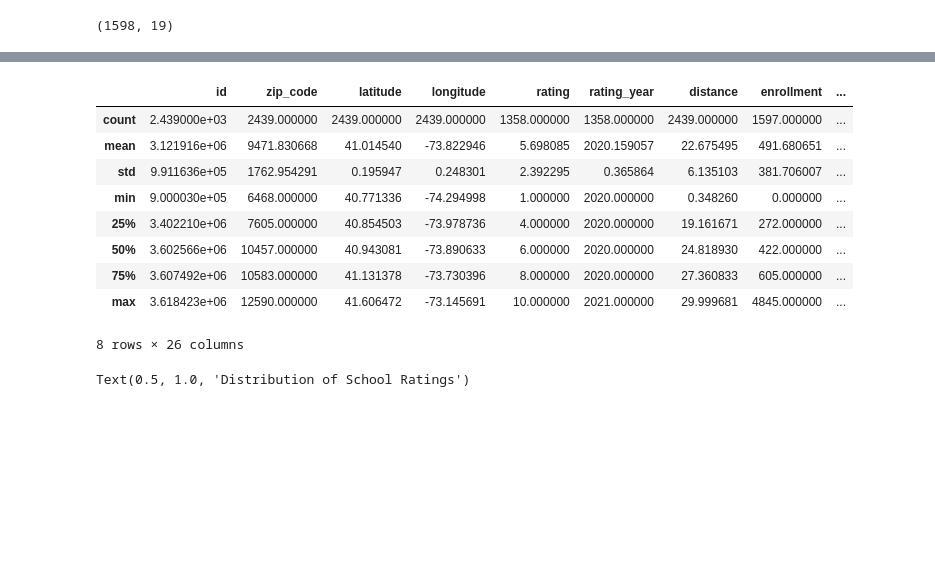
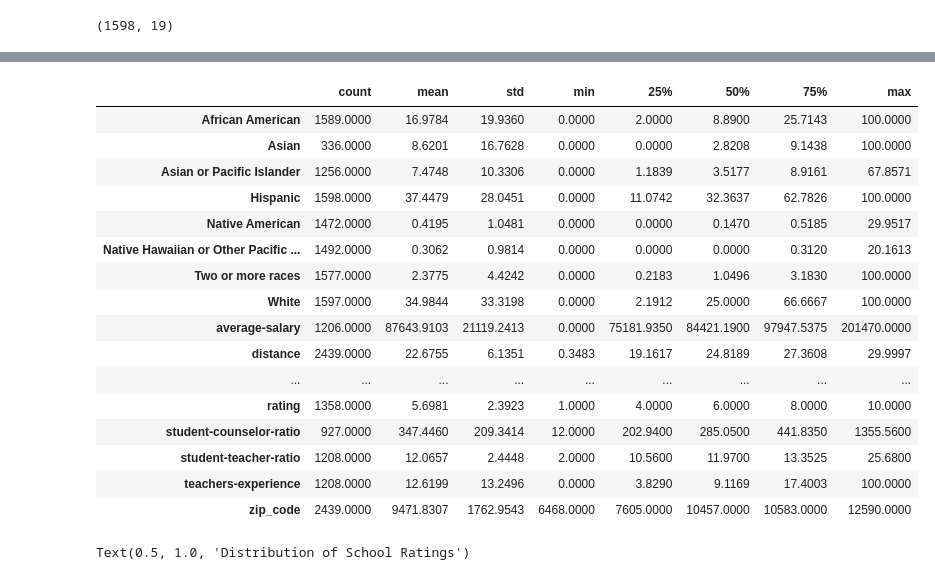
Before and after one commit to LittleBiggler/GreatSchools, a Jupyter notebook: GreatSchools-2025.ipynb, the cells around one changed output, grey strips where cells are left out. Saved outputs shown, nothing was run; the diff lists cells and outputs as text; code cells hidden in the pictures; blank space fills up the shorter version.

```diff
--- a/GreatSchools-2025.ipynb
+++ b/GreatSchools-2025.ipynb
@@ -34,7 +34,7 @@ import seaborn as sns
 from sklearn.linear_model import LogisticRegression
 from sklearn.tree import DecisionTreeClassifier
 
-from sklearn.model_selection import cross_val_score, GridSearchCV
+from sklearn.model_selection import cross_val_score, GridSearchCV, train_test_split
 
 
 from sklearn.preprocessing import StandardScaler
@@ -46,6 +46,16 @@ from sklearn.compose import ColumnTransformer
 from sklearn.preprocessing import StandardScaler, OneHotEncoder
 from sklearn.pipeline import Pipeline
 from sklearn.linear_model import LogisticRegression
+
+# Custom Exponential Notation
+def smart_num_format(x):
+    if abs(x) < 9_999_999:
+        return f"{x:.4f}"
+    else:
+        return f"{x:.4e}"
+pd.set_option('display.float_format', smart_num_format)
+
+from xgboost import XGBClassifier
 # %% [markdown]
 # EDA
 
@@ -67,4 +75,5 @@ Describes enrollment, teacher salaries, student-teacher ratio, socioeconomic cla
 # %%
 # read in schools raw data
 schools_raw = pd.read_csv('schools_data_BACKUP.csv')
+schools = schools_raw.copy()
 # %%
@@ -80,4 +89,5 @@ schools_raw.shape
 # %%
 # read in demographics raw data
 demog_raw = pd.read_csv('demographics_mstr_BACKUP.csv')
+demog = demog_raw.copy()
 # %%
@@ -98,7 +103,7 @@ Index(['enrollment', 'percent-reduced-lunch', 'percent-disadvantaged',
 # %%
 # merge right on 'id', left on 'Universal_ID'
 
-df = schools_raw.merge(demog_raw, left_on='id', right_on='Universal_ID', how='outer')
+df = schools.merge(demog, left_on='id', right_on='Universal_ID', how='outer')
 # %%
 # inspect merge results
 
@@ -114,16 +119,23 @@ df.head()
 # %%
 # look for big patterns
 
-df.describe()
+df[df.columns.difference(['id','rating_year', 'Universal_ID'])].describe().T
 # %% [output]
-|  | id | zip_code | latitude | longitude | rating | rating_year | distance | enrollment | ... |
-| count | 2.439000e+03 | 2439.000000 | 2439.000000 | 2439.000000 | 1358.000000 | 1358.000000 | 2439.000000 | 1597.000000 | ... |
-| mean | 3.121916e+06 | 9471.830668 | 41.014540 | -73.822946 | 5.698085 | 2020.159057 | 22.675495 | 491.680651 | ... |
-| std | 9.911636e+05 | 1762.954291 | 0.195947 | 0.248301 | 2.392295 | 0.365864 | 6.135103 | 381.706007 | ... |
-| min | 9.000030e+05 | 6468.000000 | 40.771336 | -74.294998 | 1.000000 | 2020.000000 | 0.348260 | 0.000000 | ... |
-| 25% | 3.402210e+06 | 7605.000000 | 40.854503 | -73.978736 | 4.000000 | 2020.000000 | 19.161671 | 272.000000 | ... |
-| 50% | 3.602566e+06 | 10457.000000 | 40.943081 | -73.890633 | 6.000000 | 2020.000000 | 24.818930 | 422.000000 | ... |
-| 75% | 3.607492e+06 | 10583.000000 | 41.131378 | -73.730396 | 8.000000 | 2020.000000 | 27.360833 | 605.000000 | ... |
-| max | 3.618423e+06 | 12590.000000 | 41.606472 | -73.145691 | 10.000000 | 2021.000000 | 29.999681 | 4845.000000 | ... |
+|  | count | mean | std | min | 25% | 50% | 75% | max |
+| African American | 1589.0000 | 16.9784 | 19.9360 | 0.0000 | 2.0000 | 8.8900 | 25.7143 | 100.0000 |
+| Asian | 336.0000 | 8.6201 | 16.7628 | 0.0000 | 0.0000 | 2.8208 | 9.1438 | 100.0000 |
+| Asian or Pacific Islander | 1256.0000 | 7.4748 | 10.3306 | 0.0000 | 1.1839 | 3.5177 | 8.9161 | 67.8571 |
+| Hispanic | 1598.0000 | 37.4479 | 28.0451 | 0.0000 | 11.0742 | 32.3637 | 62.7826 | 100.0000 |
+| Native American | 1472.0000 | 0.4195 | 1.0481 | 0.0000 | 0.0000 | 0.1470 | 0.5185 | 29.9517 |
+| Native Hawaiian or Other Pacific ... | 1492.0000 | 0.3062 | 0.9814 | 0.0000 | 0.0000 | 0.0000 | 0.3120 | 20.1613 |
+| Two or more races | 1577.0000 | 2.3775 | 4.4242 | 0.0000 | 0.2183 | 1.0496 | 3.1830 | 100.0000 |
+| White | 1597.0000 | 34.9844 | 33.3198 | 0.0000 | 2.1912 | 25.0000 | 66.6667 | 100.0000 |
+| average-salary | 1206.0000 | 87643.9103 | 21119.2413 | 0.0000 | 75181.9350 | 84421.1900 | 97947.5375 | 201470.0000 |
+| distance | 2439.0000 | 22.6755 | 6.1351 | 0.3483 | 19.1617 | 24.8189 | 27.3608 | 29.9997 |
+| ... | ... | ... | ... | ... | ... | ... | ... | ... |
+| rating | 1358.0000 | 5.6981 | 2.3923 | 1.0000 | 4.0000 | 6.0000 | 8.0000 | 10.0000 |
+| student-counselor-ratio | 927.0000 | 347.4460 | 209.3414 | 12.0000 | 202.9400 | 285.0500 | 441.8350 | 1355.5600 |
+| student-teacher-ratio | 1208.0000 | 12.0657 | 2.4448 | 2.0000 | 10.5600 | 11.9700 | 13.3525 | 25.6800 |
+| teachers-experience | 1208.0000 | 12.6199 | 13.2496 | 0.0000 | 3.8290 | 9.1169 | 17.4003 | 100.0000 |
+| zip_code | 2439.0000 | 9471.8307 | 1762.9543 | 6468.0000 | 7605.0000 | 10457.0000 | 10583.0000 | 12590.0000 |
-8 rows × 26 columns
 # %%
```
Also changed, not shown: parts of 36 cells of this notebook.
